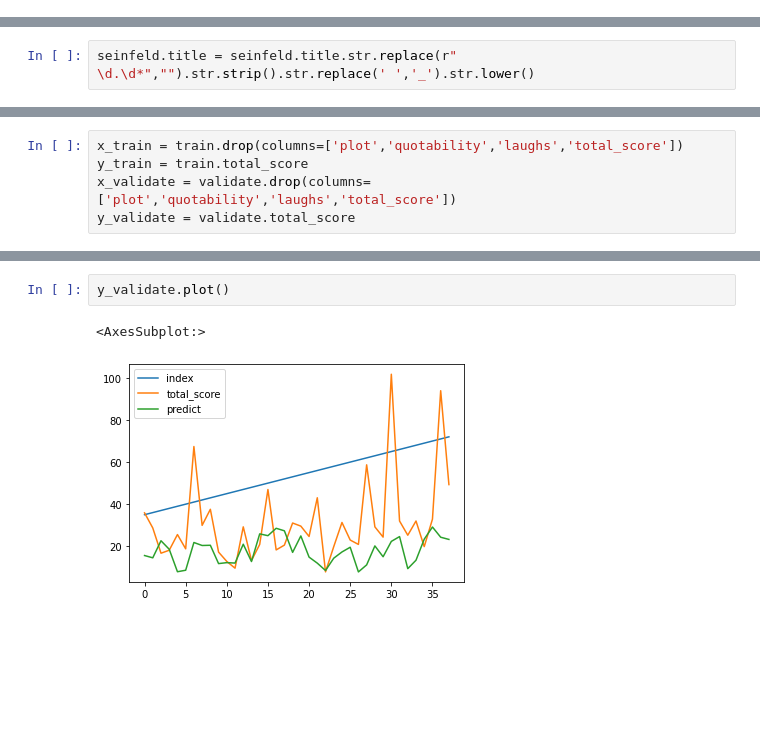
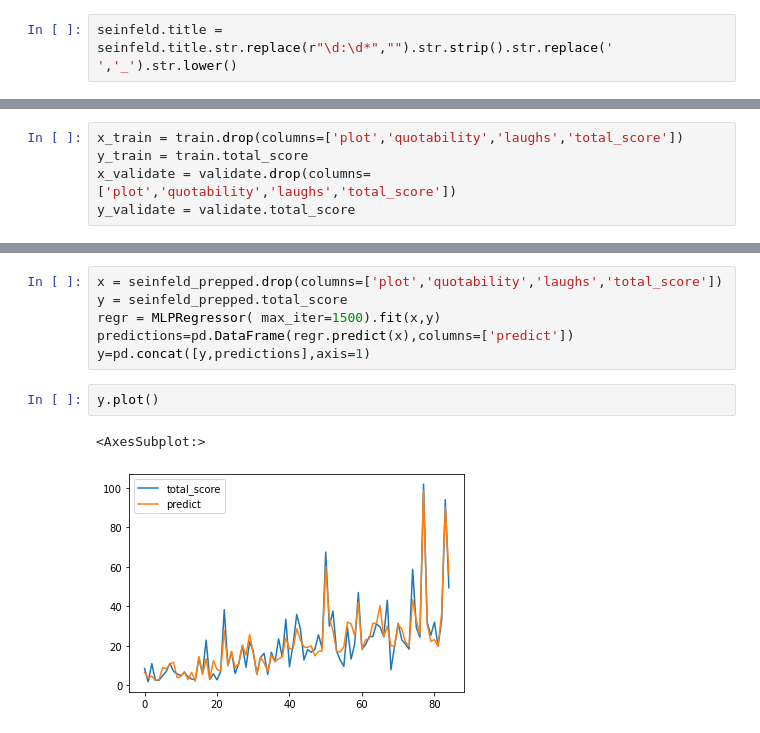
Before and after one commit to kevin-mal-smith/seinfeld, a Jupyter notebook: seinfeld_acquire.ipynb, the cells around one changed output, grey strips where cells are left out. Saved outputs shown, nothing was run; the diff lists cells and outputs as text; blank space fills up the shorter version.

Commit message:
data cleaning

```diff
--- a/seinfeld_acquire.ipynb
+++ b/seinfeld_acquire.ipynb
@@ -201,3 +201,5 @@ seinfeld
 # %%
 episodes.columns = episodes.columns.str.lower()
+# %%
+seinfeld.title = seinfeld.title.str.replace(r"\d:\d*","").str.strip().str.replace(' ','_').str.lower()
 # %%
@@ -223,2 +209,0 @@ seinfeld.title.tolist()
-# %%
-seinfeld.title = seinfeld.title.str.replace(r" \d.\d*","").str.strip().str.replace(' ','_').str.lower()
@@ -524,5 +460,11 @@ y_validate=pd.concat([y_validate.reset_index(),predictions],axis=1)
+# %%
+x = seinfeld_prepped.drop(columns=['plot','quotability','laughs','total_score'])
+y = seinfeld_prepped.total_score
+regr = MLPRegressor( max_iter=1500).fit(x,y)
+predictions=pd.DataFrame(regr.predict(x),columns=['predict'])
+y=pd.concat([y,predictions],axis=1)
 # %%
-y_validate.plot()
+y.plot()
 # %% [output]
 <AxesSubplot:>
-[figure, old version]
+[figure, new version]
```
Also changed, not shown: parts of 23 cells of this notebook, 1 other file.
